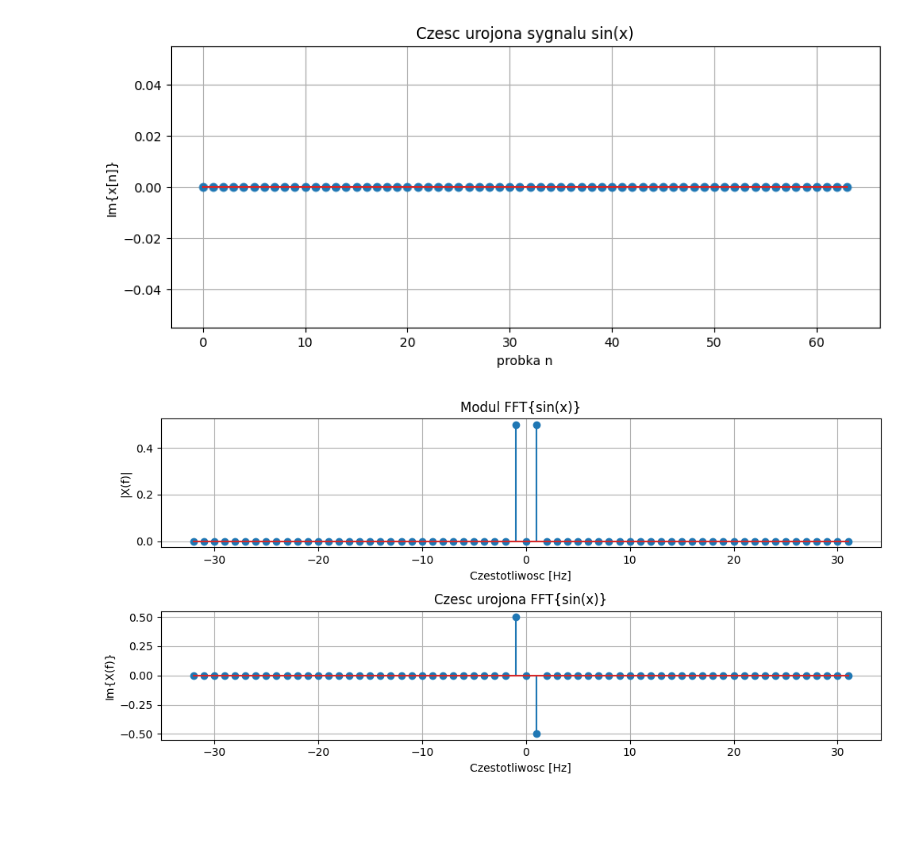
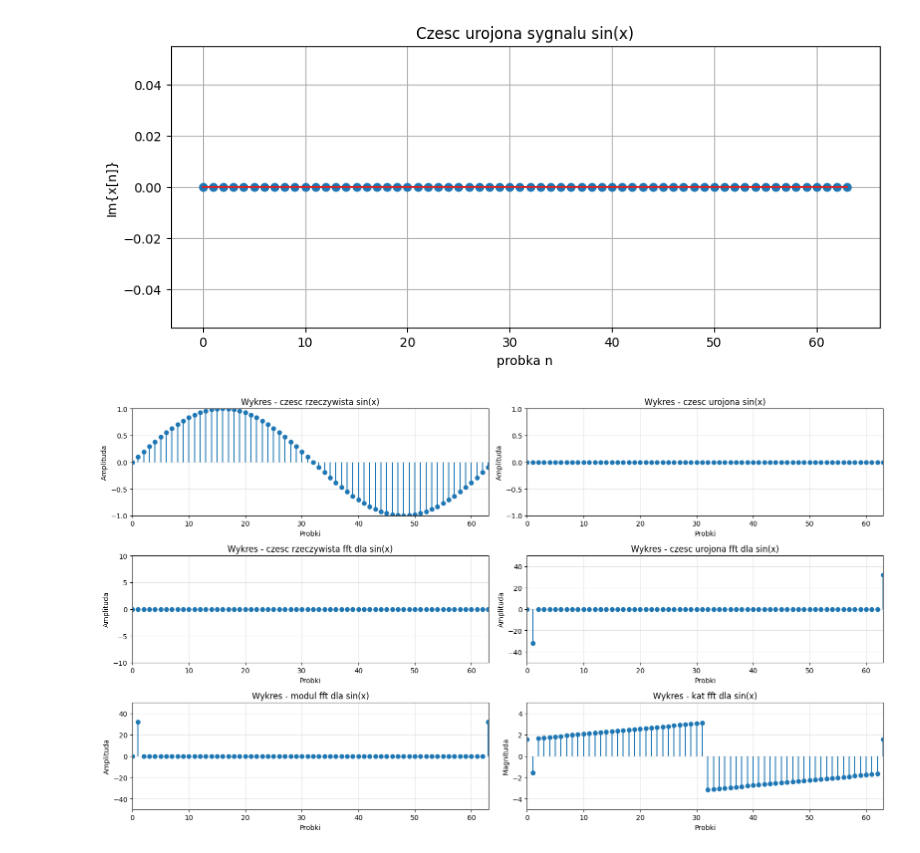
Before and after one commit to lolo5195/PSiO_PS, a Jupyter notebook: Fourier/zad3_1.ipynb, the cells around one changed output. Drawn from its saved outputs; the diff is of its cells as text; code cells hidden in the pictures; blank space fills up the shorter version.

```diff
--- a/Fourier/zad3_1.ipynb
+++ b/Fourier/zad3_1.ipynb
@@ -29,26 +19,78 @@ plt.show()
 # %% [output]
 [figure]
 # %%
-X = np.fft.fft(x) / N
+# FFT bez normalizacji, zeby amplitudy byly jak na podgladzie (piki ok. 32 dla N=64)
+X = np.fft.fft(x)
 k = np.arange(N)
 
-plt.figure(figsize=(10, 5))
+plt.figure(figsize=(16, 9))
 
-plt.subplot(2, 1, 1)
-plt.stem(k, np.abs(X))
-plt.title("Modul FFT{sin(x)}")
-plt.xlabel("Probka k")
-plt.ylabel("|X[k]|")
-plt.grid(True)
+# 1) Czesc rzeczywista sygnalu w czasie
+plt.subplot(3, 2, 1)
+plt.stem(n, np.real(x), basefmt=' ')
+plt.title("Wykres - czesc rzeczywista sin(x)")
+plt.xlabel("Probki")
+plt.ylabel("Amplituda")
+plt.xlim(0, N - 1)
+plt.ylim(-1, 1)
+plt.grid(True, alpha=0.35)
 
-plt.subplot(2, 1, 2)
-plt.stem(k, np.imag(X))
-plt.title("Czesc urojona FFT{sin(x)}")
-plt.xlabel("Probka k")
-plt.ylabel("Im{X[k]}")
-plt.grid(True)
+# 2) Czesc urojona sygnalu w czasie
+plt.subplot(3, 2, 2)
+plt.stem(n, np.imag(x), basefmt=' ')
+plt.title("Wykres - czesc urojona sin(x)")
+plt.xlabel("Probki")
+plt.ylabel("Amplituda")
+plt.xlim(0, N - 1)
+plt.ylim(-1, 1)
+plt.grid(True, alpha=0.35)
+
+# 3) Czesc rzeczywista FFT
+plt.subplot(3, 2, 3)
+plt.stem(k, np.real(X), basefmt=' ')
+plt.title("Wykres - czesc rzeczywista fft dla sin(x)")
+plt.xlabel("Probki")
+plt.ylabel("Amplituda")
+plt.xlim(0, N - 1)
+plt.ylim(-10, 10)
+plt.grid(True, alpha=0.35)
+
+# 4) Czesc urojona FFT
+plt.subplot(3, 2, 4)
+plt.stem(k, np.imag(X), basefmt=' ')
+plt.title("Wykres - czesc urojona fft dla sin(x)")
+plt.xlabel("Probki")
+plt.ylabel("Amplituda")
+plt.xlim(0, N - 1)
+plt.ylim(-50, 50)
+plt.grid(True, alpha=0.35)
+
+# 5) Modul FFT
+plt.subplot(3, 2, 5)
+plt.stem(k, np.abs(X), basefmt=' ')
+plt.title("Wykres - modul fft dla sin(x)")
+plt.xlabel("Probki")
+plt.ylabel("Amplituda")
+plt.xlim(0, N - 1)
+plt.ylim(-50, 50)
+plt.grid(True, alpha=0.35)
+
+# 6) Faza FFT (stabilizacja dla probek o niemal zerowym module)
+phase_ref = np.pi / 2 + np.pi * k / N
+phase_ref = (phase_ref + np.pi) % (2 * np.pi) - np.pi
+X_phase = X + 1e-12 * np.exp(1j * phase_ref)
+phase = np.angle(X_phase)
+
+plt.subplot(3, 2, 6)
+plt.stem(k, phase, basefmt=' ')
+plt.title("Wykres - kat fft dla sin(x)")
+plt.xlabel("Probki")
+plt.ylabel("Magnituda")
+plt.xlim(0, N - 1)
+plt.ylim(-5, 5)
+plt.grid(True, alpha=0.35)
 
 plt.tight_layout()
 plt.show()
 # %% [output]
-[figure, old version]
+[figure, new version]
```
Also changed, not shown: parts of 2 cells of this notebook.
